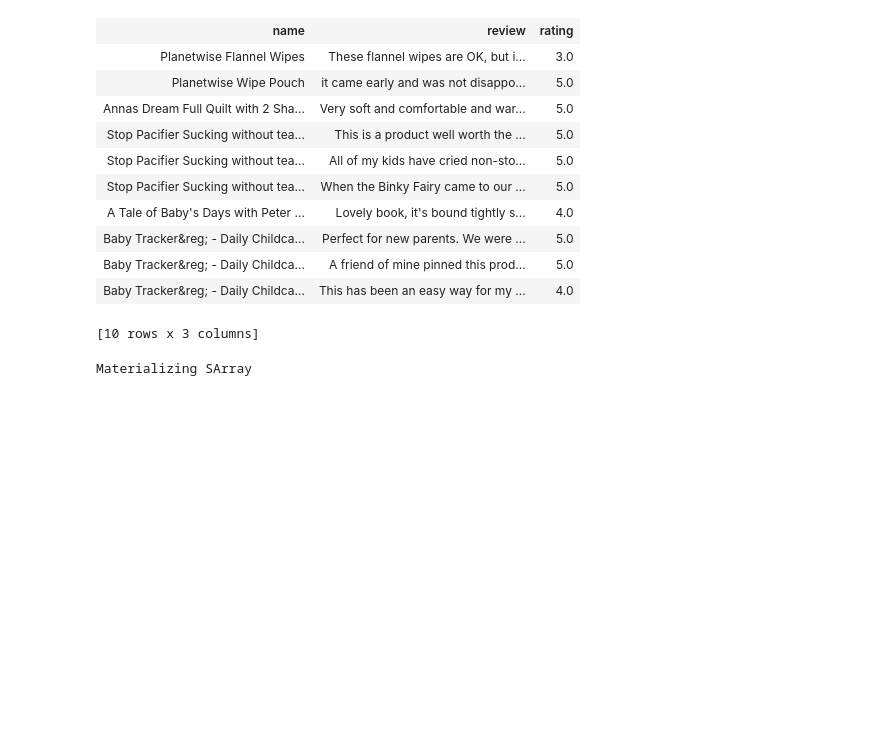
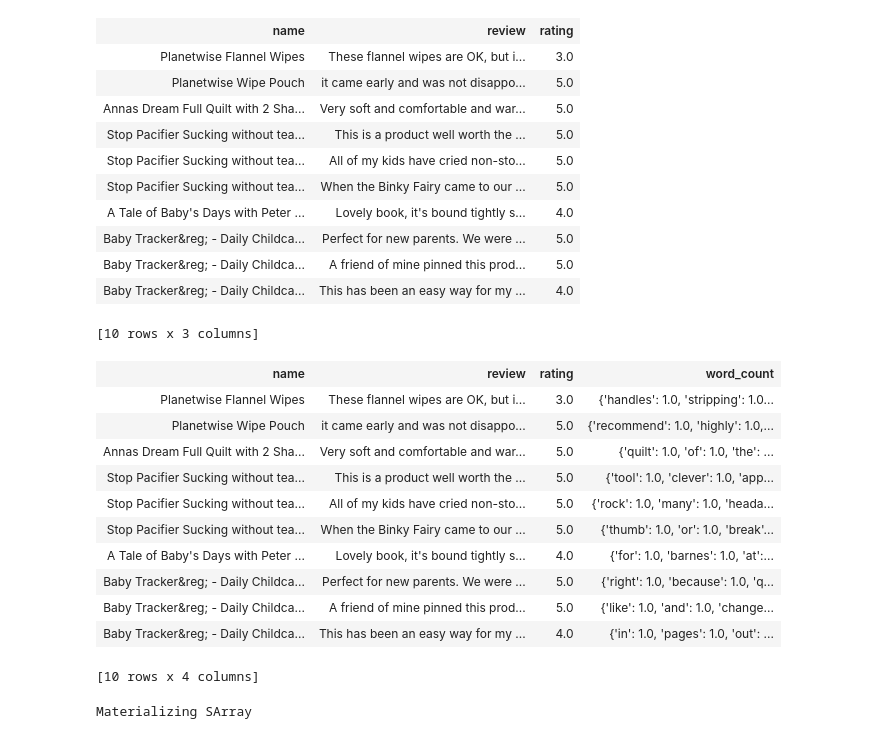
Before and after one commit to gerdusx/machine-learning, a Jupyter notebook: Coursera/Machine Learning Specialization/Machine Learning Foundations/Week 3/Analyzing Product Sentiment.ipynb, the cells around one changed output. Saved outputs shown, nothing was run; the diff lists cells and outputs as text; code cells hidden in the pictures; blank space fills up the shorter version.

```diff
--- a/Coursera/Machine Learning Specialization/Machine Learning Foundations/Week 3/Analyzing Product Sentiment.ipynb
+++ b/Coursera/Machine Learning Specialization/Machine Learning Foundations/Week 3/Analyzing Product Sentiment.ipynb
@@ -19,6 +19,21 @@ products.head()
 [10 rows x 3 columns]
 # %%
 products['word_count'] = turicreate.text_analytics.count_words(products['review'])
+# %%
+products.head()
+# %% [output]
+| name | review | rating | word_count |
+| Planetwise Flannel Wipes | These flannel wipes are OK, but i... | 3.0 | {'handles': 1.0, 'stripping': 1.0... |
+| Planetwise Wipe Pouch | it came early and was not disappo... | 5.0 | {'recommend': 1.0, 'highly': 1.0,... |
+| Annas Dream Full Quilt with 2 Sha... | Very soft and comfortable and war... | 5.0 | {'quilt': 1.0, 'of': 1.0, 'the': ... |
+| Stop Pacifier Sucking without tea... | This is a product well worth the ... | 5.0 | {'tool': 1.0, 'clever': 1.0, 'app... |
+| Stop Pacifier Sucking without tea... | All of my kids have cried non-sto... | 5.0 | {'rock': 1.0, 'many': 1.0, 'heada... |
+| Stop Pacifier Sucking without tea... | When the Binky Fairy came to our ... | 5.0 | {'thumb': 1.0, 'or': 1.0, 'break'... |
+| A Tale of Baby's Days with Peter ... | Lovely book, it's bound tightly s... | 4.0 | {'for': 1.0, 'barnes': 1.0, 'at':... |
+| Baby Tracker&reg; - Daily Childca... | Perfect for new parents. We were ... | 5.0 | {'right': 1.0, 'because': 1.0, 'q... |
+| Baby Tracker&reg; - Daily Childca... | A friend of mine pinned this prod... | 5.0 | {'like': 1.0, 'and': 1.0, 'change... |
+| Baby Tracker&reg; - Daily Childca... | This has been an easy way for my ... | 4.0 | {'in': 1.0, 'pages': 1.0, 'out': ... |
+[10 rows x 4 columns]
 # %%
 products['name'].show()
 # %% [output]
```
Also changed, not shown: 1 other file.
